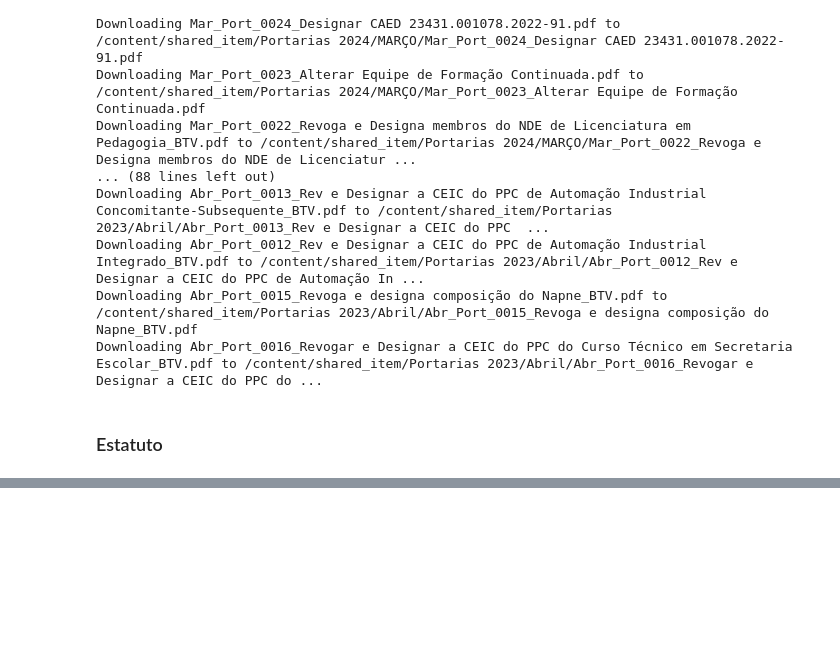
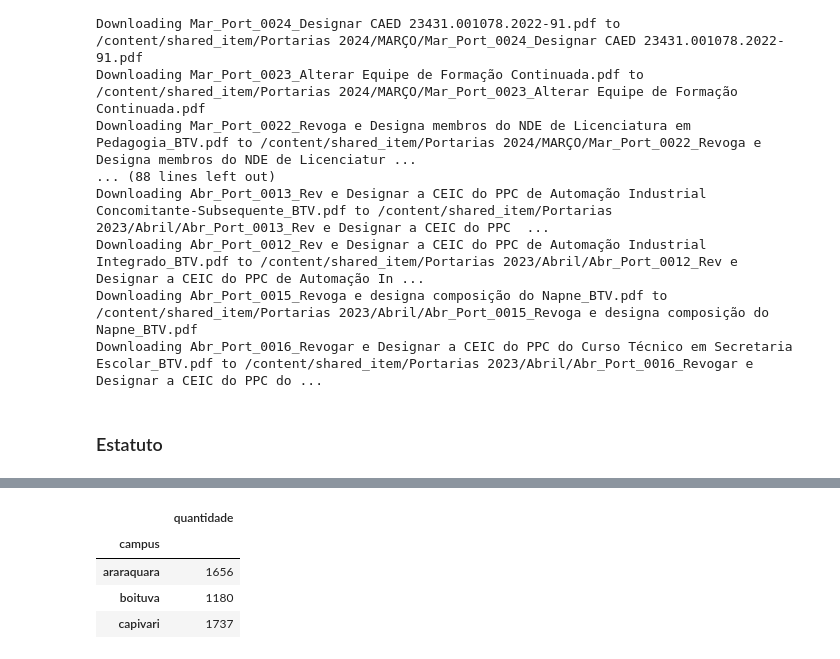
Before and after one commit to rsabilio/ia024-projeto-rag, a Jupyter notebook: 0_download.ipynb, the cells around one changed output, grey strips where cells are left out. Drawn from its saved outputs; the diff is of its cells as text; code cells hidden in the pictures; blank space fills up the shorter version.

```diff
--- a/0_download.ipynb
+++ b/0_download.ipynb
@@ -82,0 +158,8 @@ downloaded_file.GetContentFile('ESTATUTO IFSP-VERSÃO VIGENTE-Resolução 08-201
+# %%
+df.groupby(by=['campus']).agg({'quantidade': 'sum'})
+# %% [output]
+|  | quantidade |
+| campus |  |
+| araraquara | 1656 |
+| boituva | 1180 |
+| capivari | 1737 |
```
Also changed, not shown: parts of 6 cells of this notebook.
